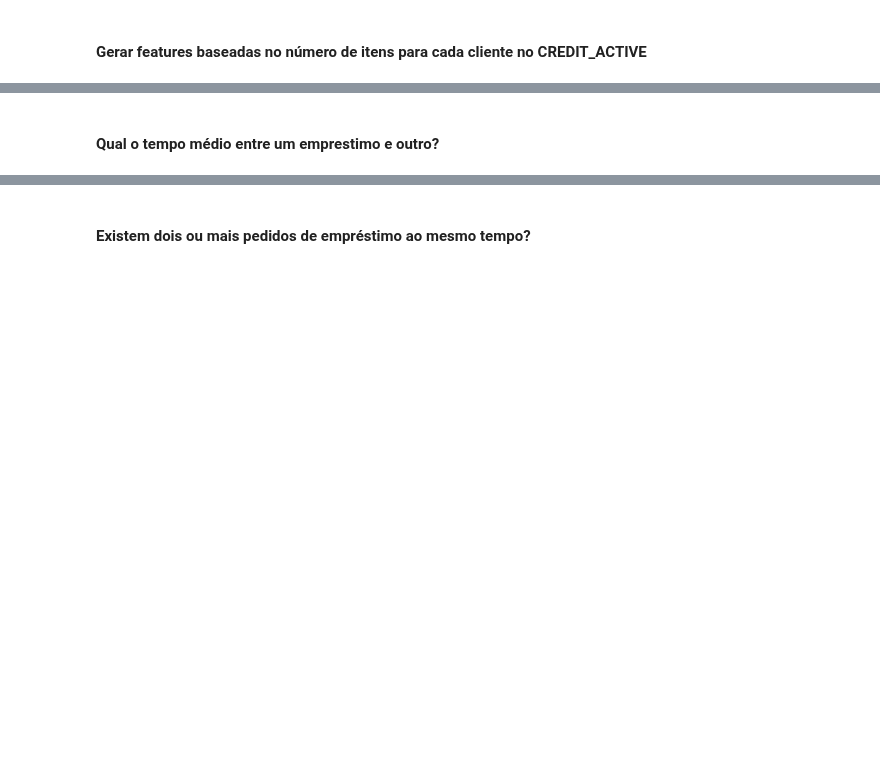
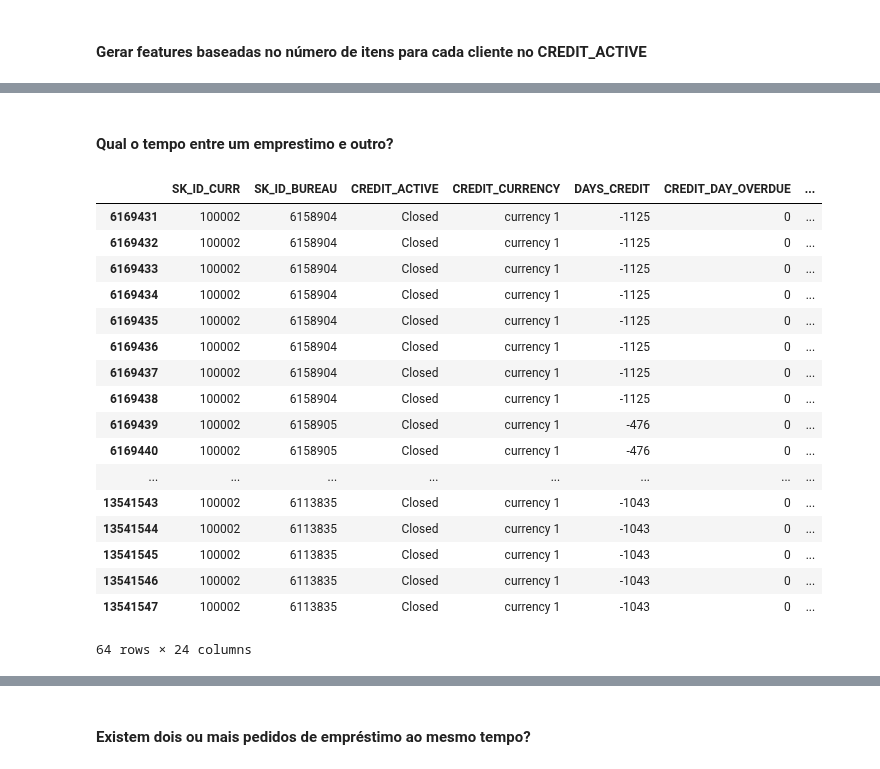
Before and after one commit to thiagobrito/home-credit-default-risk, a Jupyter notebook: Prepare-database.ipynb, the cells around one changed output, grey strips where cells are left out. Saved outputs shown, nothing was run; the diff lists cells and outputs as text; code cells hidden in the pictures; blank space fills up the shorter version.

```diff
--- a/Prepare-database.ipynb
+++ b/Prepare-database.ipynb
@@ -95,18 +114,2 @@ merge_series_to_dataframe(bureau_full_df, bureau_full_df.groupby(['SK_ID_CURR'])
 # %% [markdown]
 #### Gerar features baseadas no número de itens para cada cliente no CREDIT_ACTIVE
-# %%
-# Quantos pedidos existem por CREDIT_ACTIVE (Pode ser: Active, Bad Debt, Closed e Sold)
-def credit_active_features(bureau_df):
-    df = bureau_df.groupby(['SK_ID_CURR', 'CREDIT_ACTIVE']).size().to_frame()
-    df = df.reset_index().pivot(index='SK_ID_CURR', columns='CREDIT_ACTIVE', values=0)
-    new_columns = []
-    for column in df.columns.values:
-        new_columns.append('NUMBER_OF_CREDIT_%s' % column.upper().replace(' ', '_'))
-    df.columns = new_columns
-    df = df.fillna(0)
-    #df.set_index('SK_ID_CURR')
-    return df
-    #return bureau_df.merge(df, left_index=True, right_index=True)
-
-bureau_full_df = credit_active_features(bureau_full_df)
-bureau_full_df.head(5)
@@ -114,0 +116,9 @@ KeyError: 'CREDIT_ACTIVE'
+# %%
+for credit_active_state in bureau_full_df['CREDIT_ACTIVE'].unique():
+    x = bureau_full_df[bureau_full_df.CREDIT_ACTIVE == credit_active_state][['SK_ID_CURR', 'CREDIT_ACTIVE']].groupby(by = ['SK_ID_CURR'])
+    x = x['CREDIT_ACTIVE'].count().reset_index()
+
+    new_column_name = 'BUREAU_NUMBER_OF_%s_LOANS' % credit_active_state.upper().replace(' ', '_')
+    x = x.rename(index=str, columns={'CREDIT_ACTIVE': new_column_name})
+    bureau_full_df = bureau_full_df.merge(x, on=['SK_ID_CURR'], how='left')
+    bureau_full_df[new_column_name] = bureau_full_df[new_column_name].fillna(0)
@@ -115,2 +136,38 @@ KeyError: 'CREDIT_ACTIVE'
 # %% [markdown]
-#### Qual o tempo médio entre um emprestimo e outro?
+#### Qual o tempo entre um emprestimo e outro?
+# %%
+grp = bureau_full_df[['SK_ID_CURR', 'DAYS_CREDIT']].groupby(by = ['SK_ID_CURR'])
+grp1 = grp.apply(lambda x: x.sort_values(['DAYS_CREDIT'], ascending = False)).reset_index(drop = True)
+grp1['DAYS_CREDIT1'] = grp1['DAYS_CREDIT'] * -1
+grp1['DAYS_CREDIT_DIFF'] = grp1.groupby(by = ['SK_ID_CURR'])['DAYS_CREDIT1'].diff()
+grp1['DAYS_CREDIT_DIFF'] = grp1['DAYS_CREDIT_DIFF'].fillna(0).astype('uint32')
+del grp1['DAYS_CREDIT'], grp1['DAYS_CREDIT1']
+grp1.head()
+
+bureau_full_df = bureau_full_df.merge(grp1, on = ['SK_ID_CURR'], how = 'left')
+# %%
+# Qual o tempo medio entre os emprestimos realizados?
+x = bureau_full_df[['SK_ID_CURR', 'DAYS_CREDIT_DIFF']].groupby(by = ['SK_ID_CURR'])['DAYS_CREDIT_DIFF'].mean()
+x = x.to_frame().reset_index().rename(index=str, columns={'DAYS_CREDIT_DIFF': 'DAYS_CREDIT_DIFF_MEAN'})
+bureau_full_df = bureau_full_df.merge(x, on=['SK_ID_CURR'], how='left')
+# %%
+bureau_full_df[bureau_full_df.SK_ID_CURR == 100002]
+# %% [output]
+|  | SK_ID_CURR | SK_ID_BUREAU | CREDIT_ACTIVE | CREDIT_CURRENCY | DAYS_CREDIT | CREDIT_DAY_OVERDUE | ... |
+| 6169431 | 100002 | 6158904 | Closed | currency 1 | -1125 | 0 | ... |
+| 6169432 | 100002 | 6158904 | Closed | currency 1 | -1125 | 0 | ... |
+| 6169433 | 100002 | 6158904 | Closed | currency 1 | -1125 | 0 | ... |
+| 6169434 | 100002 | 6158904 | Closed | currency 1 | -1125 | 0 | ... |
+| 6169435 | 100002 | 6158904 | Closed | currency 1 | -1125 | 0 | ... |
+| 6169436 | 100002 | 6158904 | Closed | currency 1 | -1125 | 0 | ... |
+| 6169437 | 100002 | 6158904 | Closed | currency 1 | -1125 | 0 | ... |
+| 6169438 | 100002 | 6158904 | Closed | currency 1 | -1125 | 0 | ... |
+| 6169439 | 100002 | 6158905 | Closed | currency 1 | -476 | 0 | ... |
+| 6169440 | 100002 | 6158905 | Closed | currency 1 | -476 | 0 | ... |
+| ... | ... | ... | ... | ... | ... | ... | ... |
+| 13541543 | 100002 | 6113835 | Closed | currency 1 | -1043 | 0 | ... |
+| 13541544 | 100002 | 6113835 | Closed | currency 1 | -1043 | 0 | ... |
+| 13541545 | 100002 | 6113835 | Closed | currency 1 | -1043 | 0 | ... |
+| 13541546 | 100002 | 6113835 | Closed | currency 1 | -1043 | 0 | ... |
+| 13541547 | 100002 | 6113835 | Closed | currency 1 | -1043 | 0 | ... |
+64 rows × 24 columns
```
Also changed, not shown: parts of 26 cells of this notebook, 2 other files.
